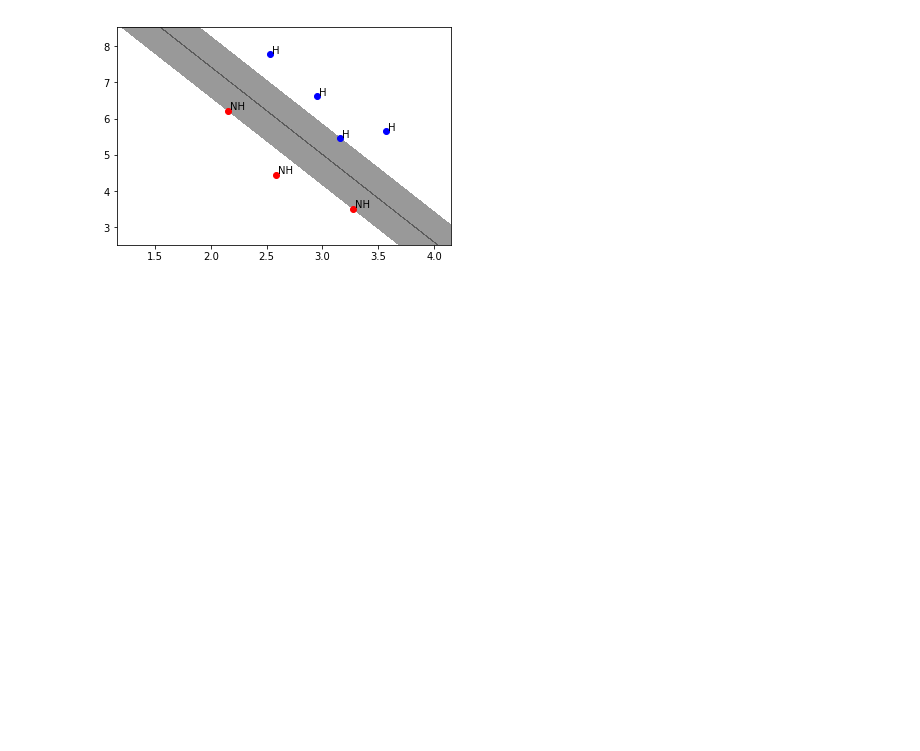
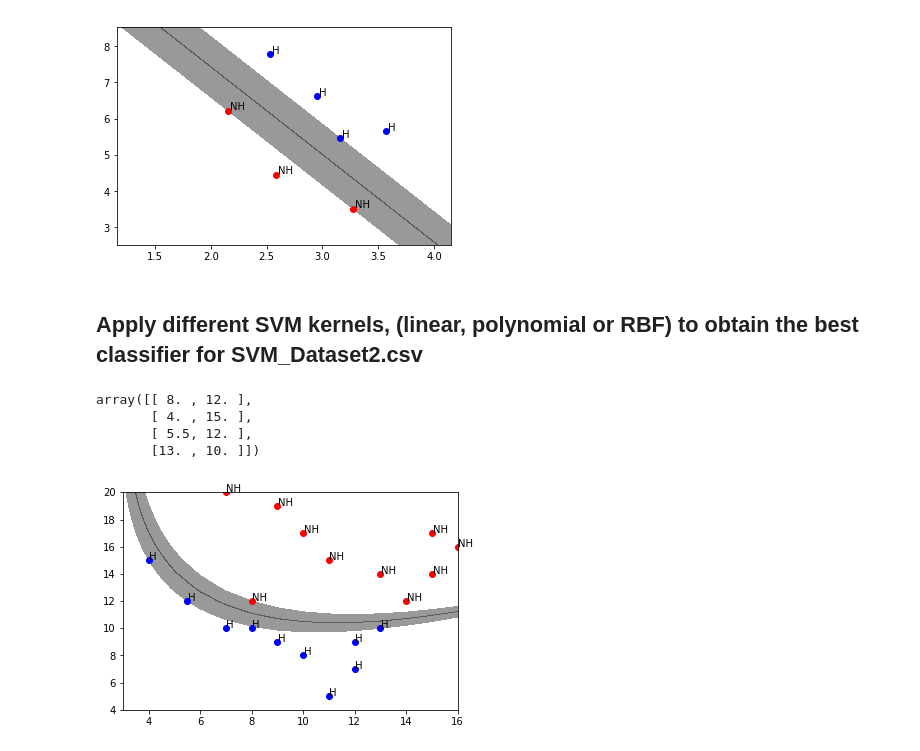
Before and after one commit to Make-School-Courses/DS-2.1-Machine-Learning, a Jupyter notebook: Notebooks/simple_svm.ipynb, the cells around one changed output. Cells and saved outputs as stored; diff of their text form; code cells hidden in the pictures; blank space fills up the shorter version.

Commit message:
add SVM datasets

```diff
--- a/Notebooks/simple_svm.ipynb
+++ b/Notebooks/simple_svm.ipynb
@@ -269,3 +269,64 @@ array([[2.155826, 6.222343],
        [3.273418, 3.520687],
        [3.156983, 5.467077]])
 [figure]
+# %% [markdown]
+## Apply different SVM kernels, (linear, polynomial or RBF) to obtain the best classifier for SVM_Dataset2.csv
+# %%
+import numpy as np
+import pandas as pd
+from sklearn import svm
+import matplotlib.pyplot as plt
+
+df=pd.read_csv('SVM_Dataset2.csv')
+
+
+X1=df['x1']
+X2=df['x2']
+
+X_train=np.array(list(zip(X1,X2)))
+y_train=df['y'].values
+
+# svm_classifier = svm.SVC(kernel='linear', C=10)
+svm_classifier = svm.SVC(kernel='poly', C=10)
+# svm_classifier = svm.SVC(kernel='rbf', gamma=0.1, C=100)
+svm_classifier.fit(X_train, y_train)
+
+color_ls = []
+for k in y_train:
+    if k == 1:
+        color_ls.append('b')
+    else:
+        color_ls.append('r')
+color_ls
+
+label = []
+for k in y_train:
+    if k == 1:
+        label.append('H')
+    else:
+        label.append('NH')
+label
+
+def plot_decision_boundary(clf, X, y):
+    x1_min, x1_max = X[:, 0].min() - 1, X[:, 0].max() + 1
+    x2_min, x2_max = X[:, 1].min() - 1, X[:, 1].max() + 1
+    xx1, xx2 = np.meshgrid(np.arange(x1_min, x1_max),np.arange(x2_min, x2_max))
+    Z = clf.decision_function(np.array([xx1.ravel(), xx2.ravel()]).T).reshape(xx1.shape)
+    plt.contourf(xx1, xx2, Z, colors='k', levels=[-1, 0, 1], alpha=0.4, linestyles=['--', '-', '--'])
+    plt.xlim(xx1.min(), xx1.max())
+    plt.ylim(xx2.min(), xx2.max())
+
+
+plot_decision_boundary(svm_classifier, X_train, y_train)
+
+for k, (i,j) in enumerate(X_train):
+    plt.scatter(i, j, c = color_ls[k])
+    plt.text(i+0.02, j+0.02, label[k])
+
+svm_classifier.support_vectors_
+# %% [output]
+array([[ 8. , 12. ],
+       [ 4. , 15. ],
+       [ 5.5, 12. ],
+       [13. , 10. ]])
+[figure, added]
```
Also changed, not shown: parts of 5 cells of this notebook, 4 other files.
